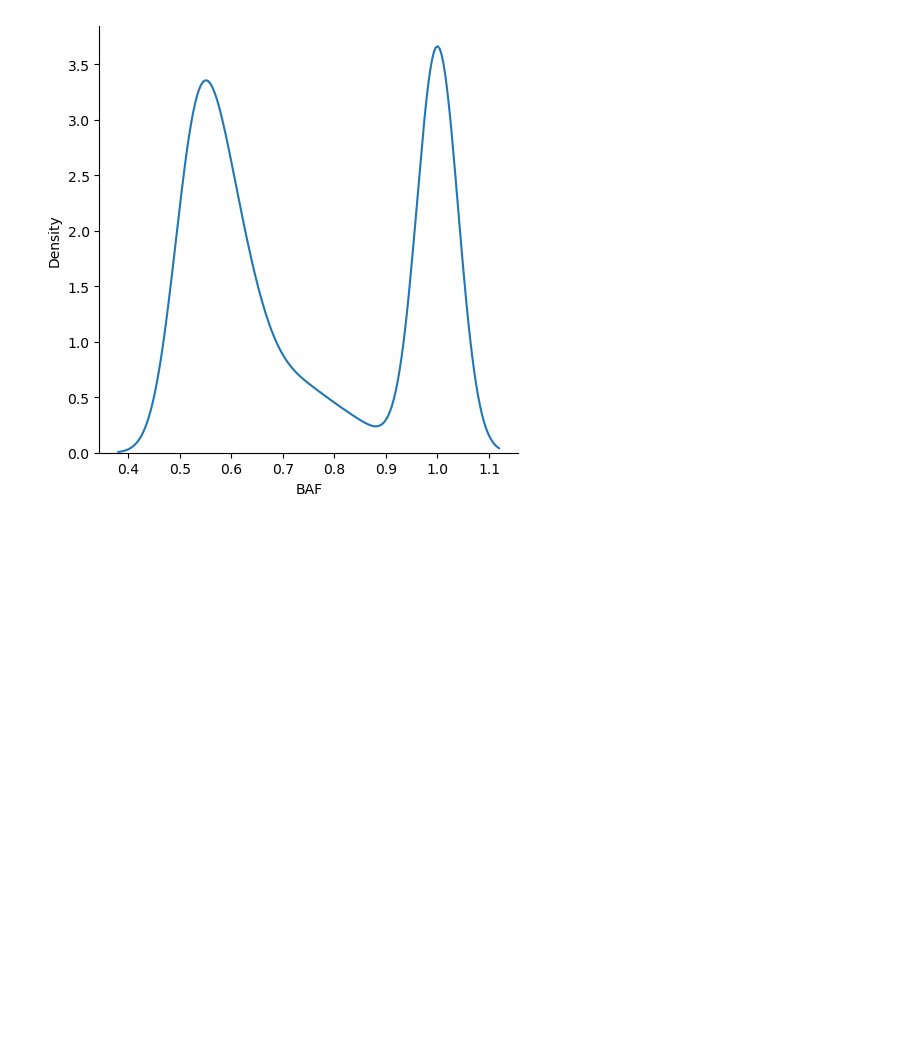
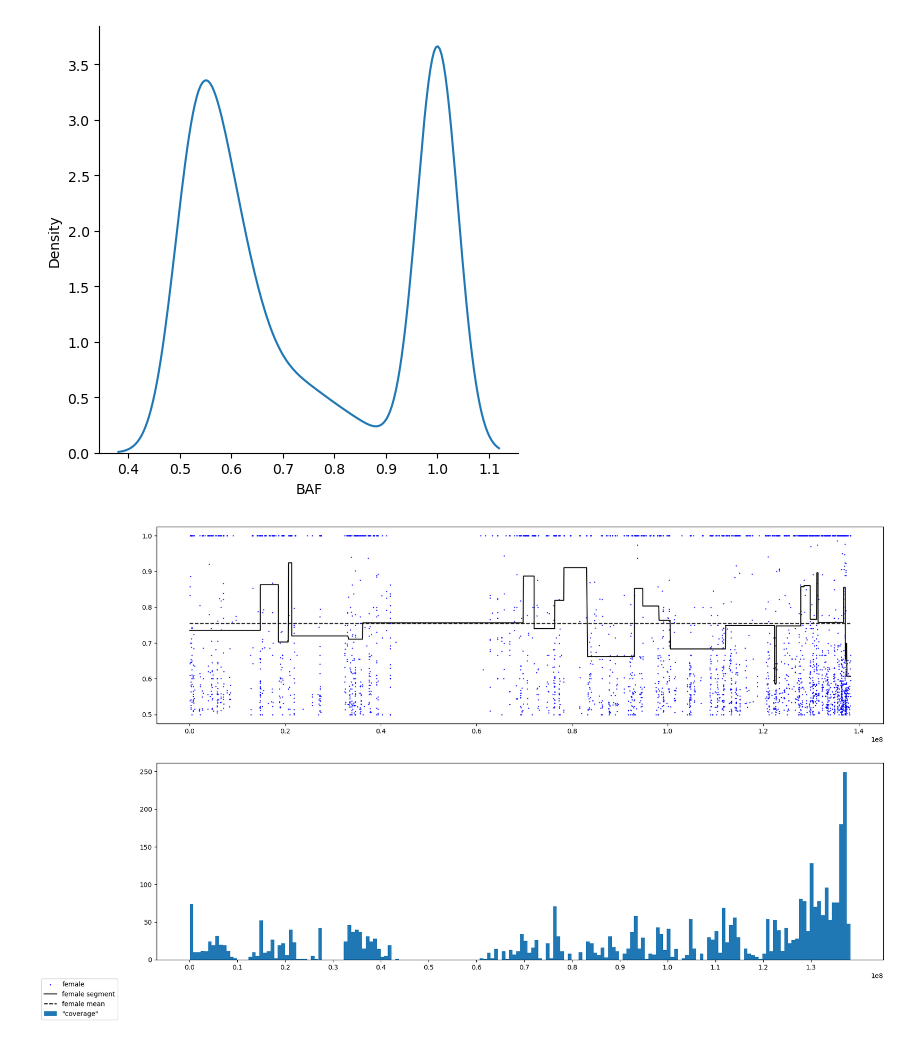
Before and after one commit to wwoskie/HaploGone, a Jupyter notebook: code/examples.ipynb, the cells around one changed output. Saved outputs shown, nothing was run; the diff lists cells and outputs as text; code cells hidden in the pictures; blank space fills up the shorter version.

```diff
--- a/code/examples.ipynb
+++ b/code/examples.ipynb
@@ -89,4 +89,46 @@ sns.displot(male, x="BAF", kind="kde")
 <seaborn.axisgrid.FacetGrid at 0x...>
 [figure]
 [figure]
+# %%
+df_vcf, gender = female, "female"
+
+fig = plt.figure(figsize=(20, 12))
+ax1 = fig.add_subplot(211)
+ax2 = fig.add_subplot(212)
+
+ax1.scatter(
+    df_vcf["POS"],
+    df_vcf["BAF"],
+    s=0.6,
+    c="b",
+    marker="o",
+    label=f"{gender}",
+)
+
+ax1.plot(
+    df_vcf["POS"],
+    df_vcf["BAF_segment"],
+    c="black",
+    label=f"{gender} segment",
+)
+
+ax1.plot(
+    df_vcf["POS"],
+    np.full(len(df_vcf["POS"]), np.mean(df_vcf["BAF_segment"])),
+    c="black",
+    label=f"{gender} mean",
+    linestyle="--",
+)
+
+ax2.hist(
+    df_vcf["POS"],
+    bins=180,
+    label=f'"coverage"',
+)
+
+
+plt.xticks(np.arange(0, max(df_vcf["POS"]), step=1e7))
+fig.legend(loc="lower left");
+# %% [output]
+[figure, added]
 # %%
```
Also changed, not shown: parts of 4 cells of this notebook.
